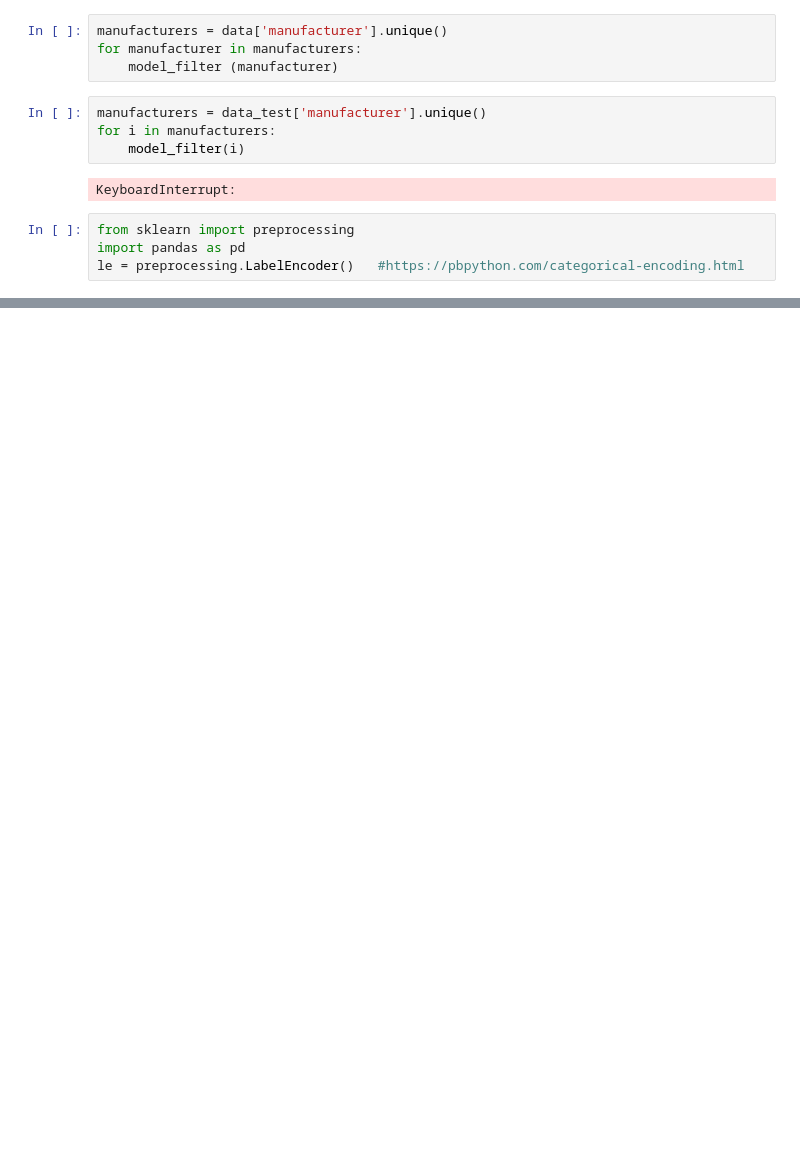
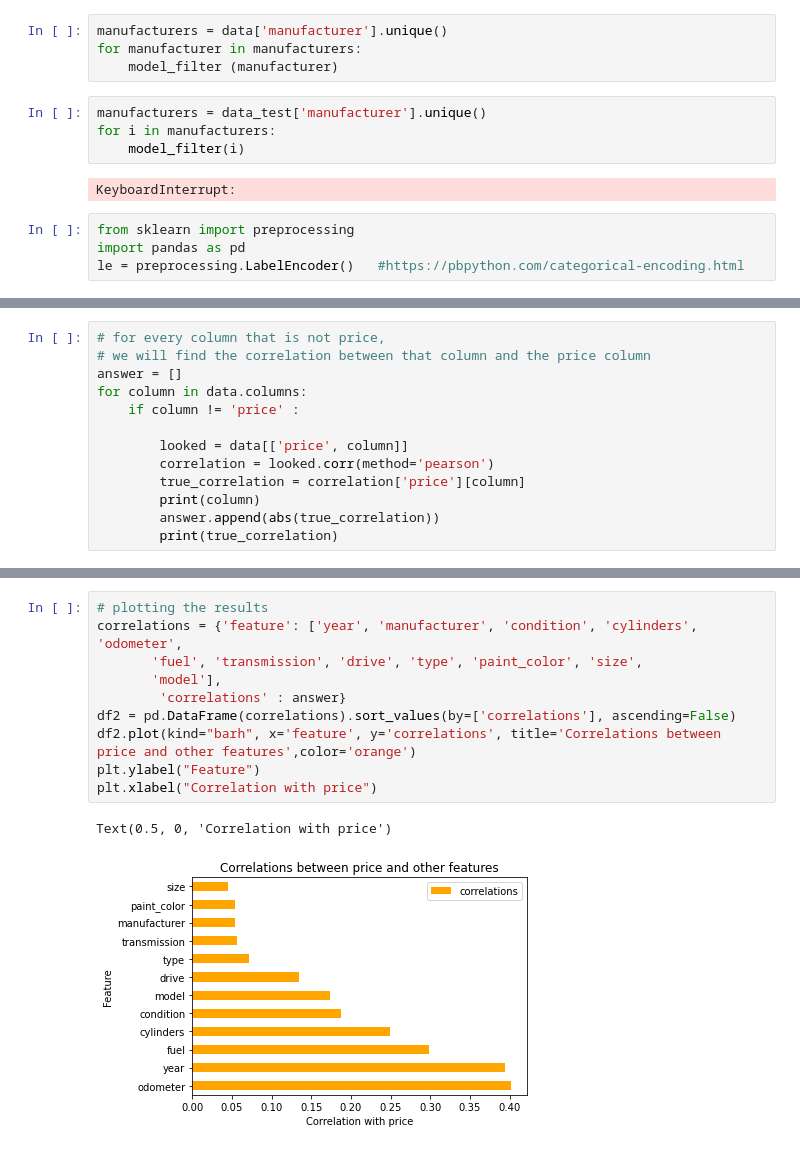
Before and after one commit to krisporovarde/real-or-fake-jobs, a Jupyter notebook: Predicting price.ipynb, the cells around one changed output, grey strips where cells are left out. Cells and saved outputs as stored; diff of their text form; blank space fills up the shorter version.

```diff
--- a/Predicting price.ipynb
+++ b/Predicting price.ipynb
@@ -445,0 +478,13 @@ Random Forest score after optimization:  0.7
+# %%
+# for every column that is not price,
+# we will find the correlation between that column and the price column
+answer = []
+for column in data.columns:
+    if column != 'price' :
+
+        looked = data[['price', column]]
+        correlation = looked.corr(method='pearson')
+        true_correlation = correlation['price'][column]
+        print(column)
+        answer.append(abs(true_correlation))
+        print(true_correlation)
@@ -445,0 +509,13 @@ Random Forest score after optimization:  0.7
+# %%
+# plotting the results
+correlations = {'feature': ['year', 'manufacturer', 'condition', 'cylinders', 'odometer',
+       'fuel', 'transmission', 'drive', 'type', 'paint_color', 'size',
+       'model'],
+        'correlations' : answer}
+df2 = pd.DataFrame(correlations).sort_values(by=['correlations'], ascending=False)
+df2.plot(kind="barh", x='feature', y='correlations', title='Correlations between price and other features',color='orange')
+plt.ylabel("Feature")
+plt.xlabel("Correlation with price")
+# %% [output]
+Text(0.5, 0, 'Correlation with price')
+[figure, added]
```
Also changed, not shown: parts of 32 cells of this notebook.
